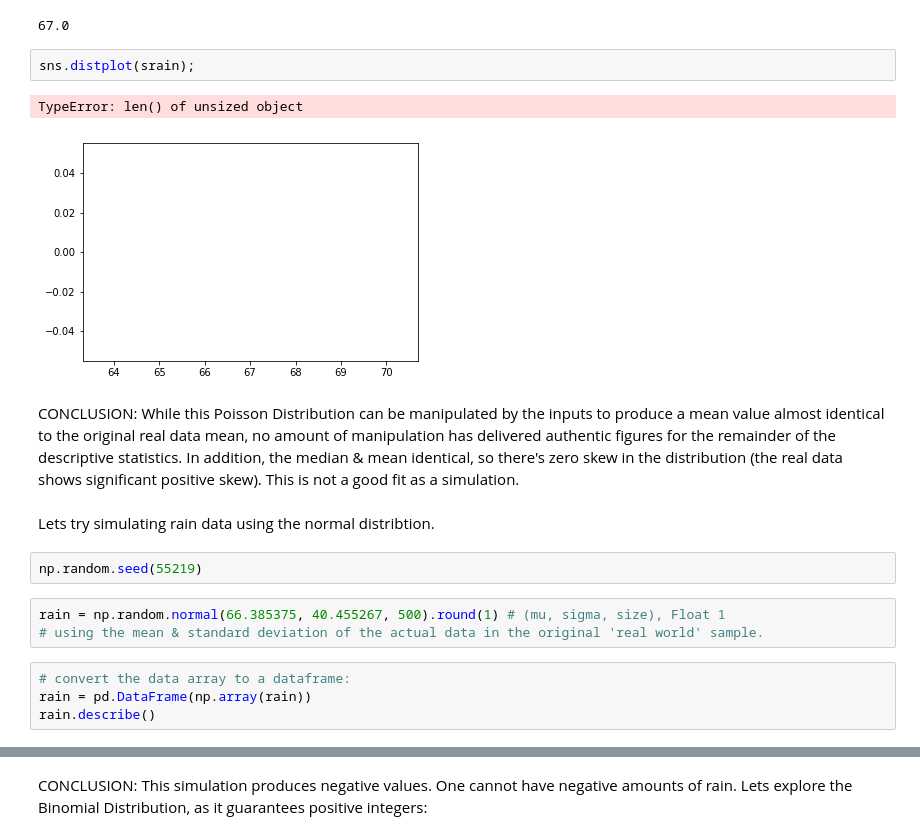
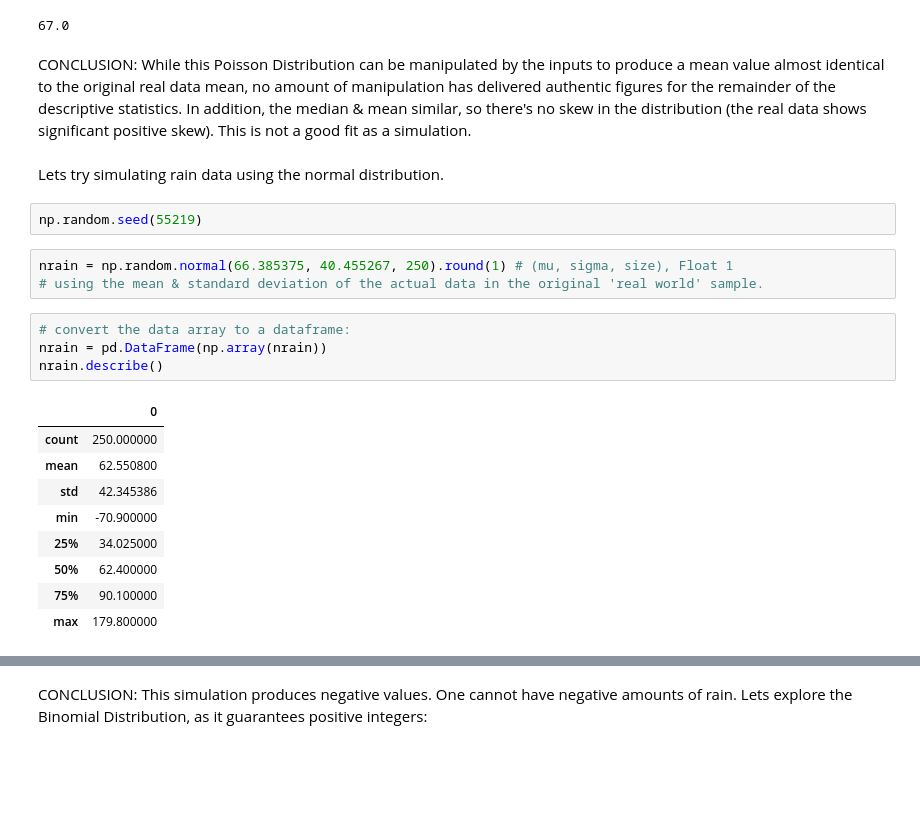
Before and after one commit to Aqua5lad/PDA-Dec-Project, a Jupyter notebook: PDA Project Dec 2018.ipynb, the cells around one changed output, grey strips where cells are left out. Saved outputs shown, nothing was run; the diff lists cells and outputs as text; blank space fills up the shorter version.

```diff
--- a/PDA Project Dec 2018.ipynb
+++ b/PDA Project Dec 2018.ipynb
@@ -552,23 +552,28 @@ print (srain)
 # so the median is :
 # %% [output]
 67.0
-# %%
-sns.distplot(srain);
-# %% [output]
-TypeError: len() of unsized object
-[figure, removed]
 # %% [markdown]
 CONCLUSION:
-While this Poisson Distribution can be manipulated by the inputs to produce a mean value almost identical to the original real data mean, no amount of manipulation has delivered authentic figures for the remainder of the descriptive statistics. In addition, the median & mean identical, so there's zero skew in the distribution (the real data shows significant positive skew). This is not a good fit as a simulation.
+While this Poisson Distribution can be manipulated by the inputs to produce a mean value almost identical to the original real data mean, no amount of manipulation has delivered authentic figures for the remainder of the descriptive statistics. In addition, the median & mean similar, so there's no skew in the distribution (the real data shows significant positive skew). This is not a good fit as a simulation.
 # %% [markdown]
-Lets try simulating rain data using the normal distribtion.
+Lets try simulating rain data using the normal distribution.
 # %%
 np.random.seed(55219)
 # %%
-rain = np.random.normal(66.385375, 40.455267, 500).round(1) # (mu, sigma, size), Float 1
+nrain = np.random.normal(66.385375, 40.455267, 250).round(1) # (mu, sigma, size), Float 1
 # using the mean & standard deviation of the actual data in the original 'real world' sample.
 # %%
 # convert the data array to a dataframe:
-rain = pd.DataFrame(np.array(rain))
-rain.describe()
+nrain = pd.DataFrame(np.array(nrain))
+nrain.describe()
+# %% [output]
+|  | 0 |
+| count | 250.000000 |
+| mean | 62.550800 |
+| std | 42.345386 |
+| min | -70.900000 |
+| 25% | 34.025000 |
+| 50% | 62.400000 |
+| 75% | 90.100000 |
+| max | 179.800000 |
 # %%
```
Also changed, not shown: parts of 16 cells of this notebook.
